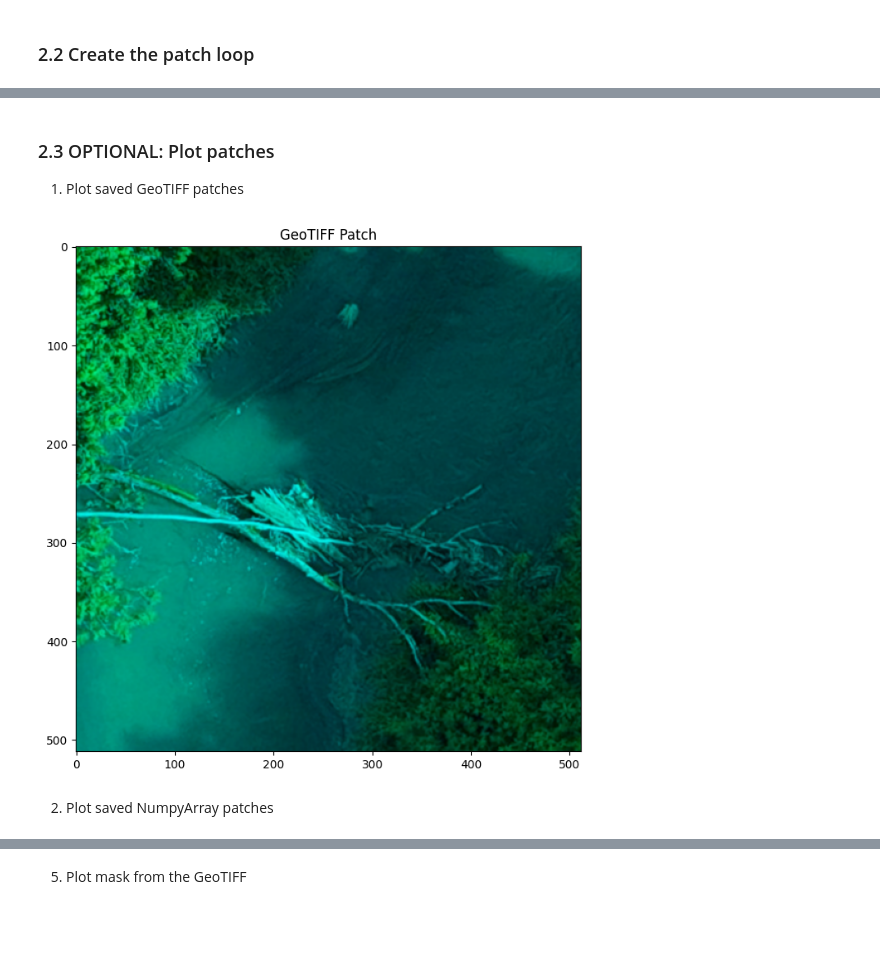
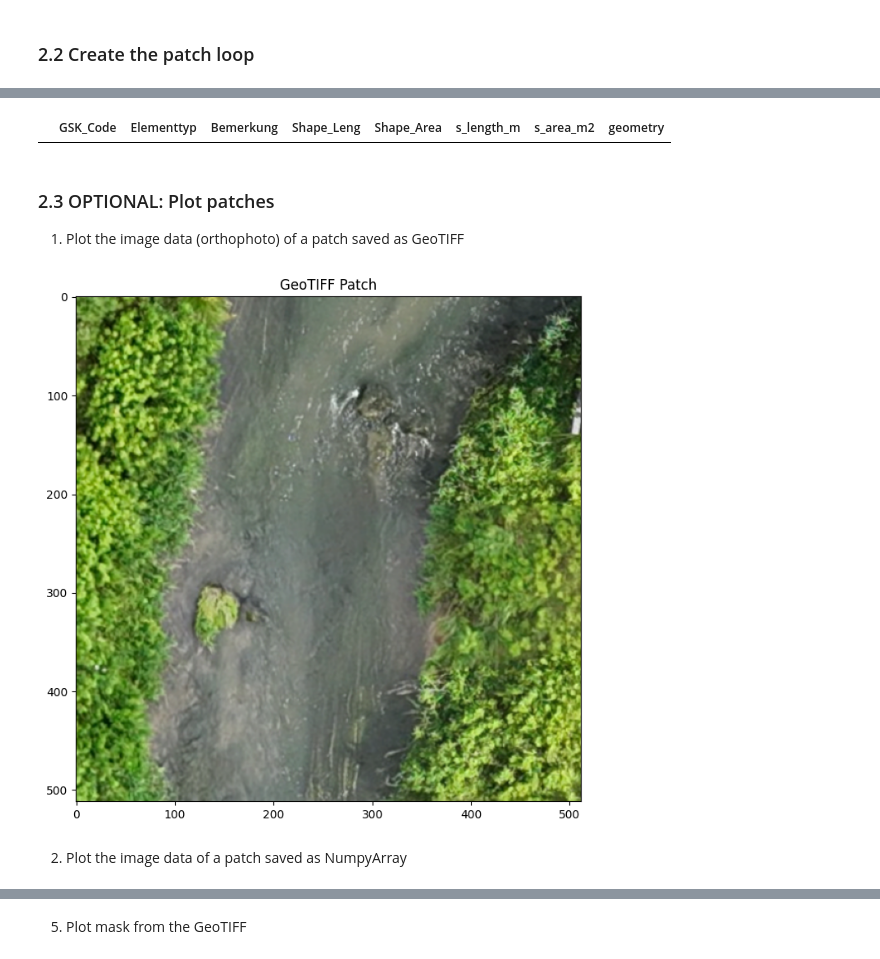
Before and after one commit to hiebschi/MoSE, a Jupyter notebook: preprocessing/preprocessing_data.ipynb, the cells around one changed output, grey strips where cells are left out. Cells and saved outputs as stored; diff of their text form; code cells hidden in the pictures; blank space fills up the shorter version.

Commit message:
2.3 Plot patches

```diff
--- a/preprocessing/preprocessing_data.ipynb
+++ b/preprocessing/preprocessing_data.ipynb
@@ -134,7 +134,7 @@ with rasterio.open(gtif_path) as src:
                 "height": PATCH_SIZE,
                 "width": PATCH_SIZE,
                 "transform": patch_transform,
-                "count": 3, # update to match the number of bands in patch_data
+                "count": 4 if mask is not None else 3, # update to match the number of bands in patch_data
                 "blockxsize": 256, # block width
                 "blockysize": 256, # block height
                 "tiled": True, # tiling-activation
@@ -146,9 +146,14 @@ with rasterio.open(gtif_path) as src:
             # 5.2 Save patch as GeoTIFF
             patch_path = os.path.join(output_gtif_dir, f"{gtif_name}_patch_{patch_id}.tif")
             with rasterio.open(patch_path, "w", **patch_meta) as dst:
-                dst.write(patch_data)  # write orthophoto bands (3 bands)
+                # combine orthophoto data and mask (if existent) into a single GeoTIFF
                 if mask is not None:
-                    dst.write(mask, 4)  # mask written as band 4
+                    combined_data = np.zeros((4, PATCH_SIZE, PATCH_SIZE), dtype=np.uint8) # create an empty array with correct shape
+                    combined_data[:3, :, :] = patch_data # copy rgb bands into array
+                    combined_data[3, :, :] = mask # add mask as band 4
+                    dst.write(combined_data)
+                else: # there are no labels in this patch
+                    dst.write(patch_data)  # write orthophoto bands (3 bands)
 
             # 5.3 Save patch as NumpyArray
             npy_data = {"image": patch_data}
@@ -195,28 +200,32 @@ with rasterio.open(gtif_path) as src:
 3200 patches created...
 3300 patches created...
 3358 patches have been created and saved as GeoTIFF in D:\MoSE\preprocessing\gtif_outputs and as NumpyArray in D:\MoSE\preprocessing\nparr_outputs. Metadata saved as JSON-file in D:\MoSE\preprocessing ...
+# %%
+patch_labels
+# %% [output]
+|  | GSK_Code | Elementtyp | Bemerkung | Shape_Leng | Shape_Area | s_length_m | s_area_m2 | geometry |
 # %% [markdown]
 ### 2.3 OPTIONAL: Plot patches
-1. Plot saved GeoTIFF patches
+1. Plot the image data (orthophoto) of a patch saved as GeoTIFF
 # %%
 # Hyperparameter: Wich patch (id)?
-# TEST_PATCH_ID = 1089
-TEST_PATCH_ID = 394
+TEST_PATCH_ID = 1089
+# TEST_PATCH_ID = 200
 
 # test GeoTIFF patch path
 test_gtif = output_gtif_dir + f"/{gtif_name}_patch_{TEST_PATCH_ID}.tif"
 
-# load test GeoTIFF patch and plot it
+# load test GeoTIFF patch and plot the image data (RGB = first three bands)
 with rasterio.open(test_gtif) as src:
-    patch_data = src.read([1, 2, 3])
+    patch_image_data = src.read([1, 2, 3])
     fig, ax = plt.subplots(figsize=(8, 8))
-    ax.imshow(patch_data.transpose(1, 2, 0))  # transpose for RGB
+    ax.imshow(patch_image_data.transpose(1, 2, 0))  # transpose for RGB
     ax.set_title("GeoTIFF Patch")
     plt.show()
 # %% [output]
-[figure, old version]
+[figure, new version]
 # %% [markdown]
-2. Plot saved NumpyArray patches
+2. Plot the image data of a patch saved as NumpyArray
 # %%
 # test NumpyArray patch path
 test_nparr = output_nparr_dir + f"/{gtif_name}_patch_{TEST_PATCH_ID}.npy"
```
Also changed, not shown: parts of 11 cells of this notebook.
